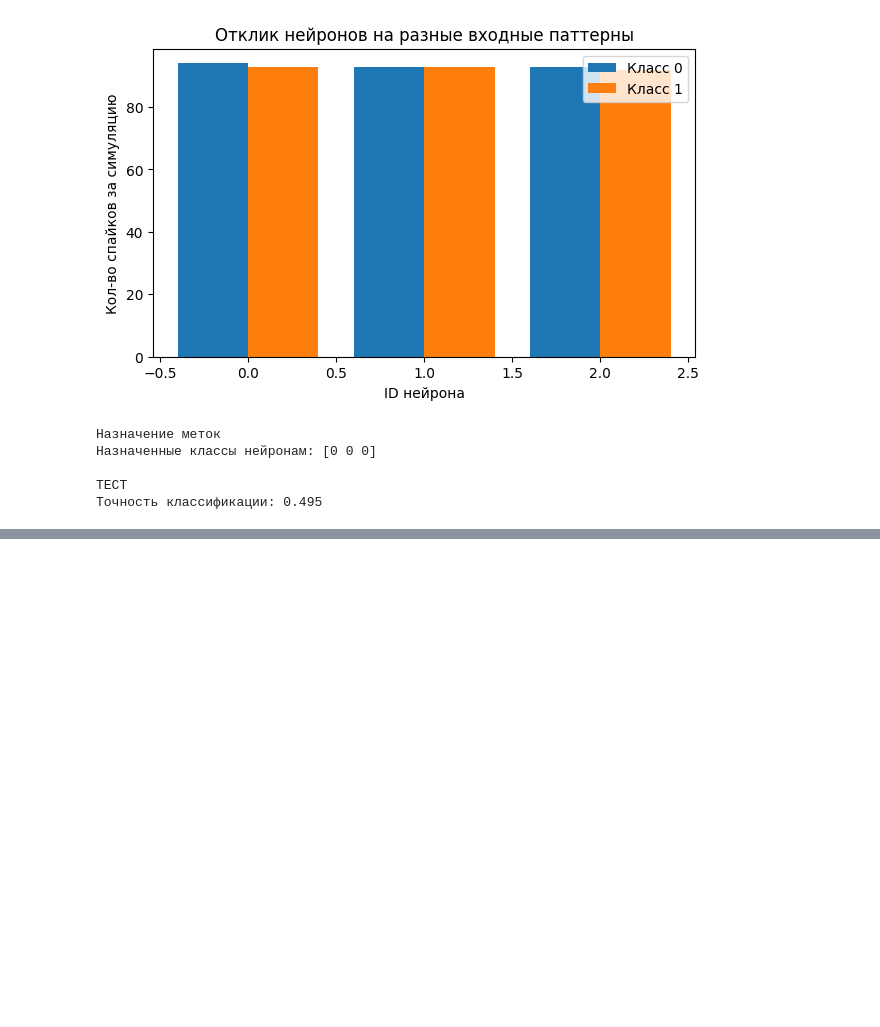
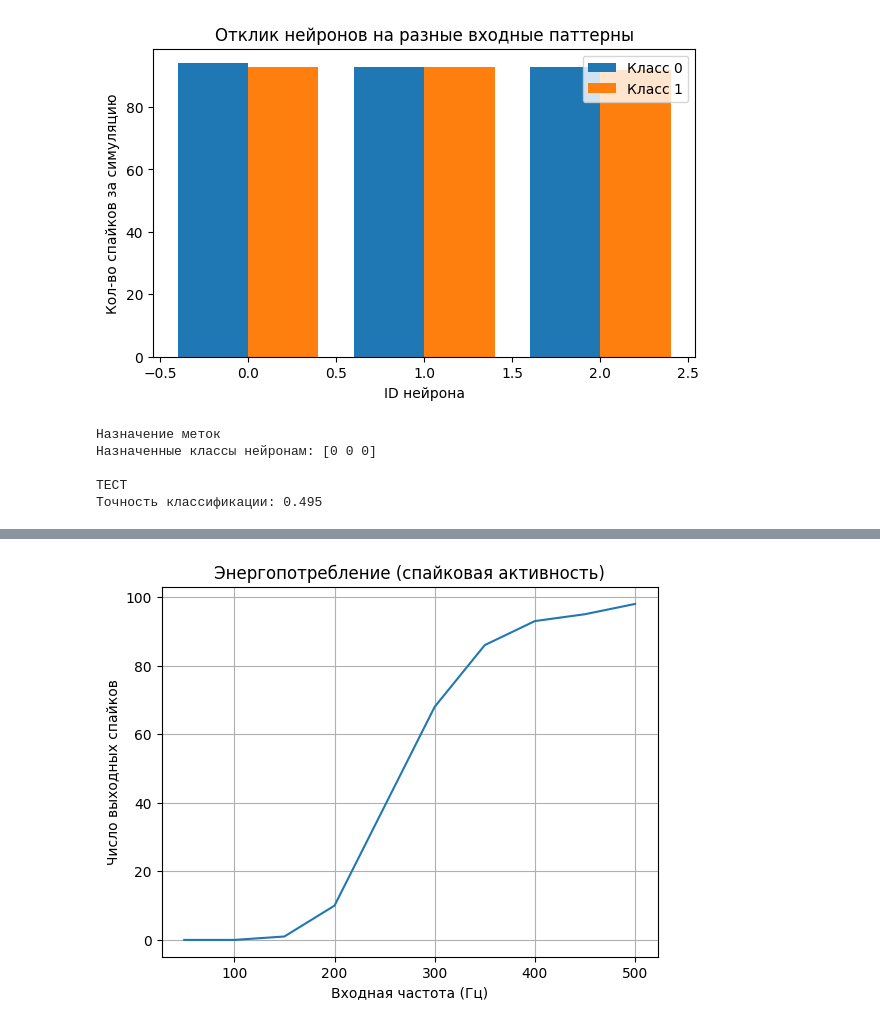
Before and after one commit to AccuRion1/NClab2, a Jupyter notebook: laab2.ipynb, the cells around one changed output, grey strips where cells are left out. Drawn from its saved outputs; the diff is of its cells as text; code cells hidden in the pictures; blank space fills up the shorter version.

```diff
--- a/laab2.ipynb
+++ b/laab2.ipynb
@@ -419,0 +510,24 @@ print("Точность классификации:", accuracy)
+# %%
+def count_spikes_in_simulation(layer, input_rates, T, dt):
+    # Запускаем симуляцию и считаем входные и выходные спайки
+    spike_record, _ = simulate_network(layer, input_rates, T, dt)
+    input_spikes_total = 0  # можно собрать в simulate_network, если возвращать input_spikes_history
+    output_spikes_total = sum(len(s) for s in spike_record)
+    return output_spikes_total
+
+# Пример: зависимость числа спайков от амплитуды входного тока (через частоту)
+rates_range = np.linspace(50, 500, 10) / 1000
+spike_counts = []
+for rate in rates_range:
+    input_rates = np.full(5, rate)
+    count = count_spikes_in_simulation(layer, input_rates, T=200, dt=0.1)
+    spike_counts.append(count)
+
+plt.plot(rates_range*1000, spike_counts)
+plt.xlabel('Входная частота (Гц)')
+plt.ylabel('Число выходных спайков')
+plt.title('Энергопотребление (спайковая активность)')
+plt.grid()
+plt.show()
+# %% [output]
+[figure, added]
```
Also changed, not shown: parts of 3 cells of this notebook, 5 other files.
